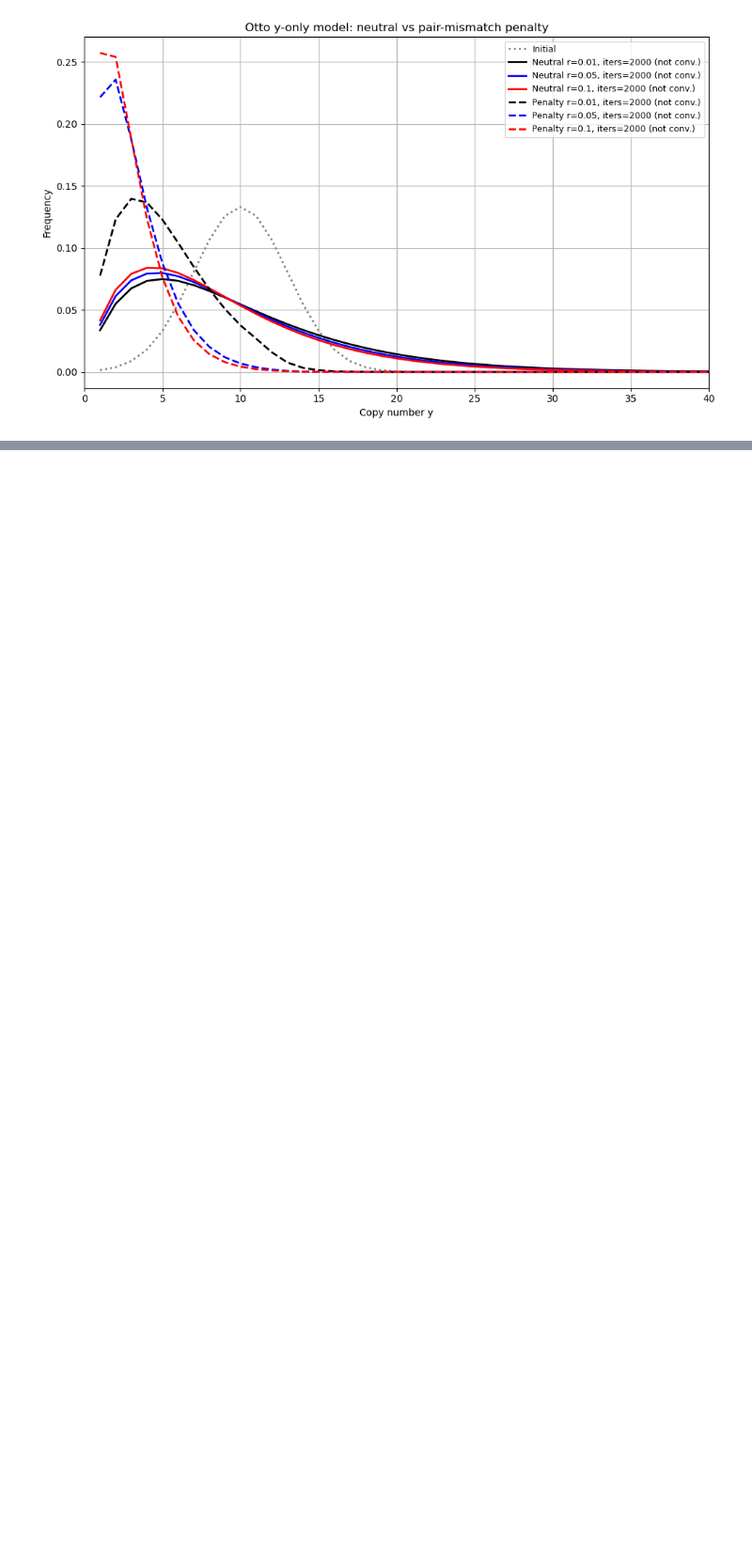
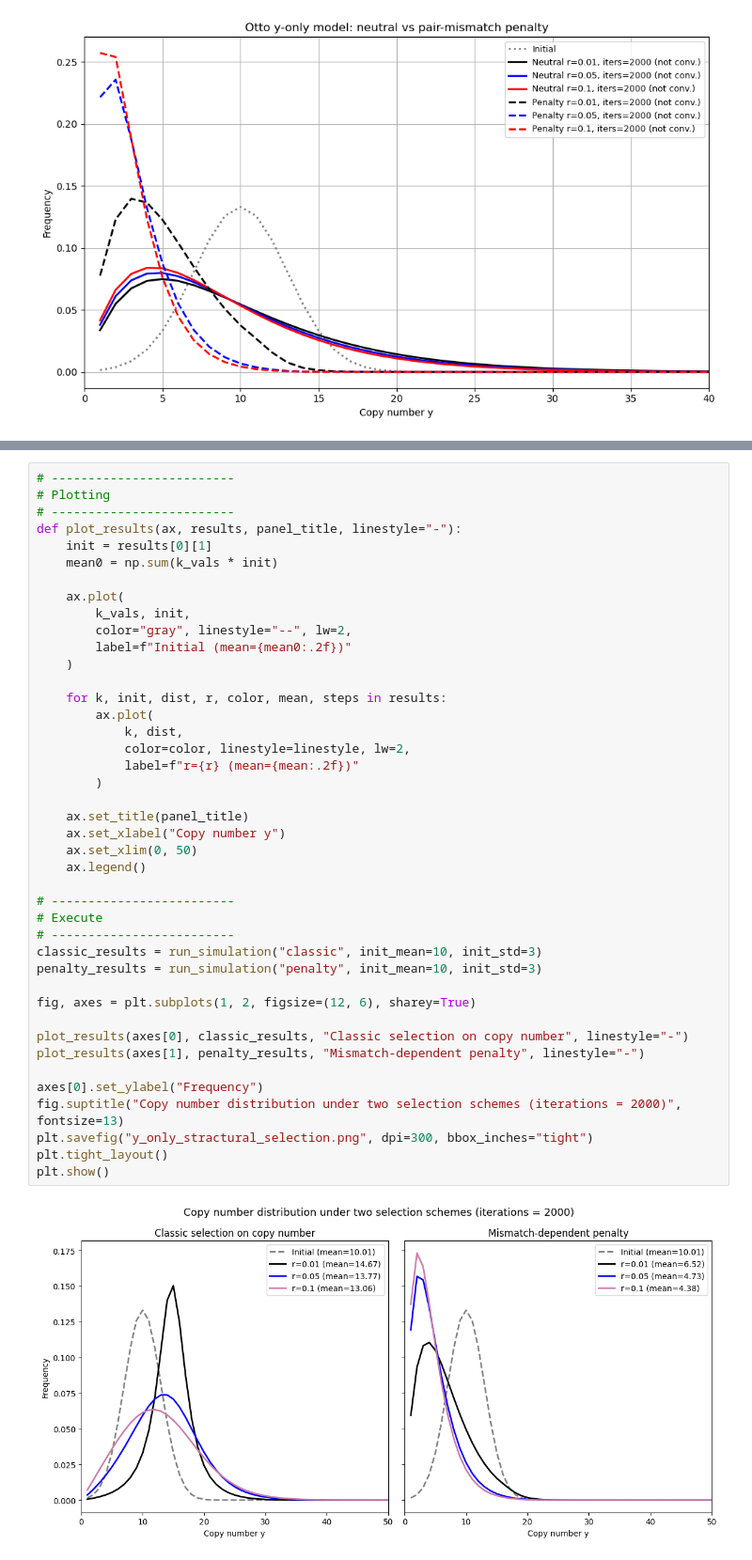
Before and after one commit to Duramenn/CNV_dynamics_2026, a Jupyter notebook: code/deterministic/D2.0.ipynb, the cells around one changed output, grey strips where cells are left out. Shown at 94% size. Drawn from its saved outputs; the diff is of its cells as text; blank space fills up the shorter version.

```diff
--- a/code/deterministic/D2.0.ipynb
+++ b/code/deterministic/D2.0.ipynb
@@ -220,0 +314,44 @@ if __name__ == "__main__":
+# %%
+# -------------------------
+# Plotting
+# -------------------------
+def plot_results(ax, results, panel_title, linestyle="-"):
+    init = results[0][1]
+    mean0 = np.sum(k_vals * init)
+
+    ax.plot(
+        k_vals, init,
+        color="gray", linestyle="--", lw=2,
+        label=f"Initial (mean={mean0:.2f})"
+    )
+
+    for k, init, dist, r, color, mean, steps in results:
+        ax.plot(
+            k, dist,
+            color=color, linestyle=linestyle, lw=2,
+            label=f"r={r} (mean={mean:.2f})"
+        )
+
+    ax.set_title(panel_title)
+    ax.set_xlabel("Copy number y")
+    ax.set_xlim(0, 50)
+    ax.legend()
+
+# -------------------------
+# Execute
+# -------------------------
+classic_results = run_simulation("classic", init_mean=10, init_std=3)
+penalty_results = run_simulation("penalty", init_mean=10, init_std=3)
+
+fig, axes = plt.subplots(1, 2, figsize=(12, 6), sharey=True)
+
+plot_results(axes[0], classic_results, "Classic selection on copy number", linestyle="-")
+plot_results(axes[1], penalty_results, "Mismatch-dependent penalty", linestyle="-")
+
+axes[0].set_ylabel("Frequency")
+fig.suptitle("Copy number distribution under two selection schemes (iterations = 2000)", fontsize=13)
+plt.savefig("y_only_stractural_selection.png", dpi=300, bbox_inches="tight")
+plt.tight_layout()
+plt.show()
+# %% [output]
+[figure, added]
```
Also changed, not shown: parts of 1 cell of this notebook, 10 other files.
